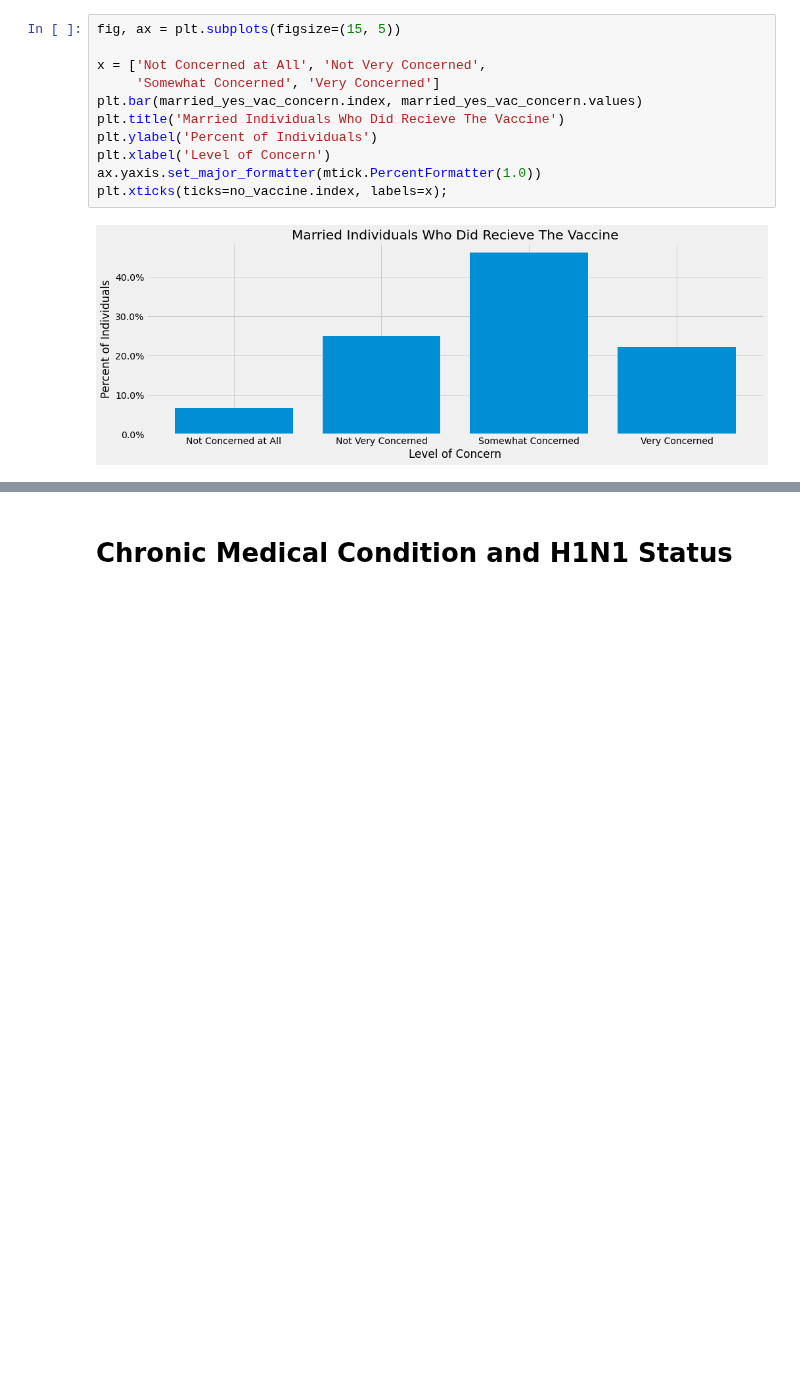
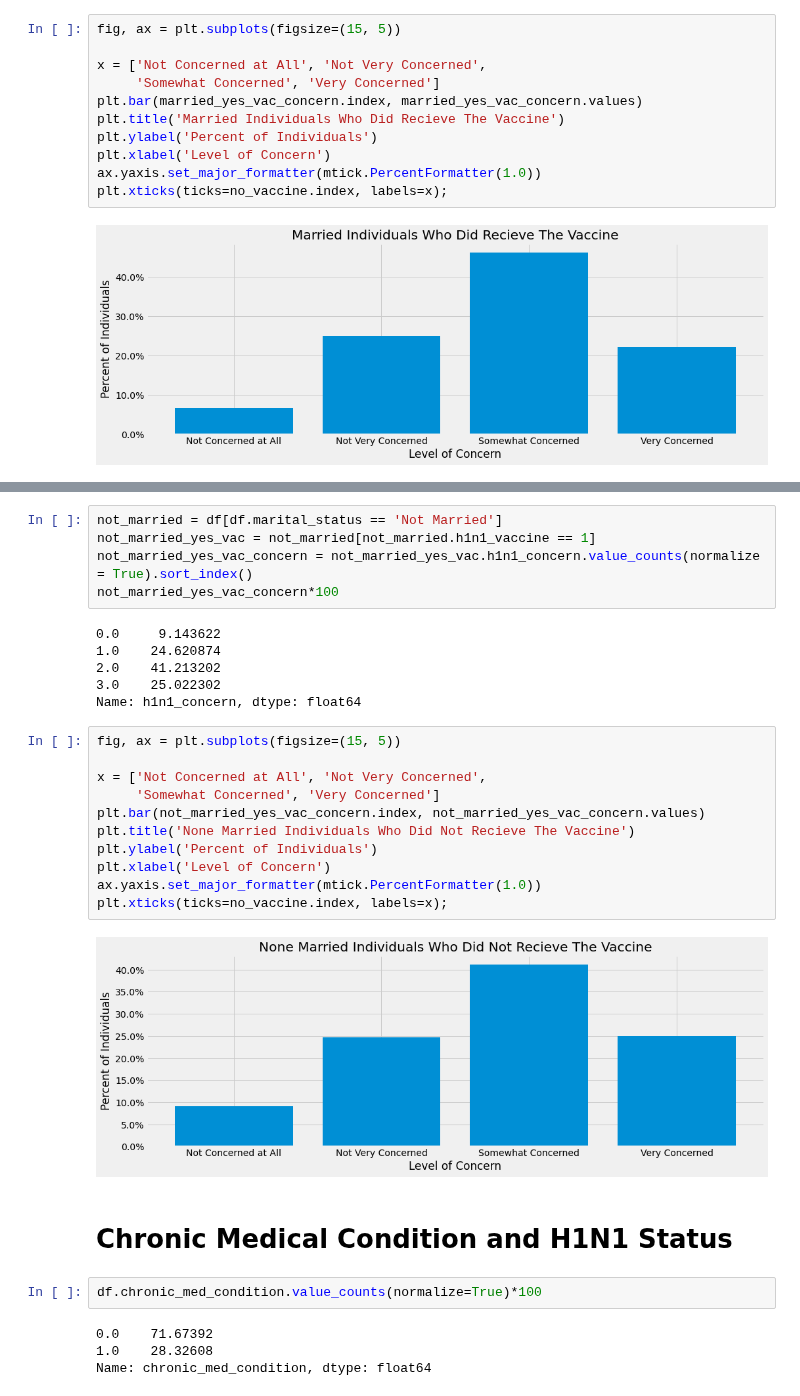
Before and after one commit to mankah/Capstone, a Jupyter notebook: H1N1_Analysis.ipynb, the cells around one changed output, grey strips where cells are left out. Cells and saved outputs as stored; diff of their text form; blank space fills up the shorter version.

Commit message:
Chronic Medical Condition

```diff
--- a/H1N1_Analysis.ipynb
+++ b/H1N1_Analysis.ipynb
@@ -1185,2 +1209,32 @@ plt.xticks(ticks=no_vaccine.index, labels=x);
+# %%
+not_married = df[df.marital_status == 'Not Married']
+not_married_yes_vac = not_married[not_married.h1n1_vaccine == 1]
+not_married_yes_vac_concern = not_married_yes_vac.h1n1_concern.value_counts(normalize = True).sort_index()
+not_married_yes_vac_concern*100
+# %% [output]
+0.0     9.143622
+1.0    24.620874
+2.0    41.213202
+3.0    25.022302
+Name: h1n1_concern, dtype: float64
+# %%
+fig, ax = plt.subplots(figsize=(15, 5))
+
+x = ['Not Concerned at All', 'Not Very Concerned',
+     'Somewhat Concerned', 'Very Concerned']
+plt.bar(not_married_yes_vac_concern.index, not_married_yes_vac_concern.values)
+plt.title('None Married Individuals Who Did Not Recieve The Vaccine')
+plt.ylabel('Percent of Individuals')
+plt.xlabel('Level of Concern')
+ax.yaxis.set_major_formatter(mtick.PercentFormatter(1.0))
+plt.xticks(ticks=no_vaccine.index, labels=x);
+# %% [output]
+[figure, added]
 # %% [markdown]
 # Chronic Medical Condition and H1N1 Status
+# %%
+df.chronic_med_condition.value_counts(normalize=True)*100
+# %% [output]
+0.0    71.67392
+1.0    28.32608
+Name: chronic_med_condition, dtype: float64
```
Also changed, not shown: parts of 14 cells of this notebook.
